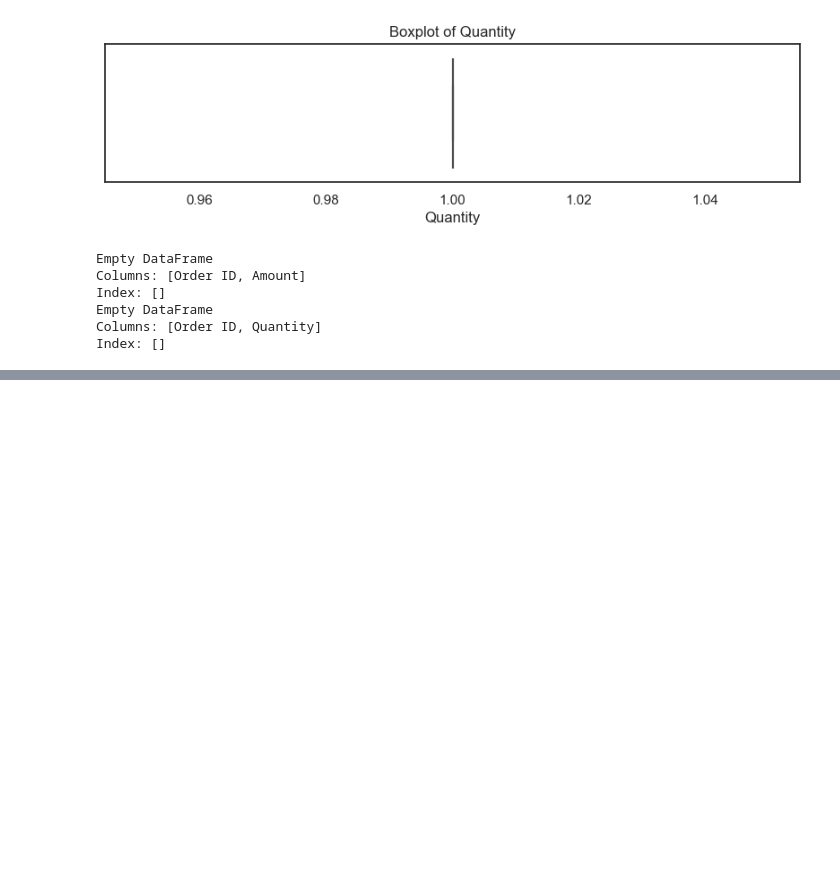
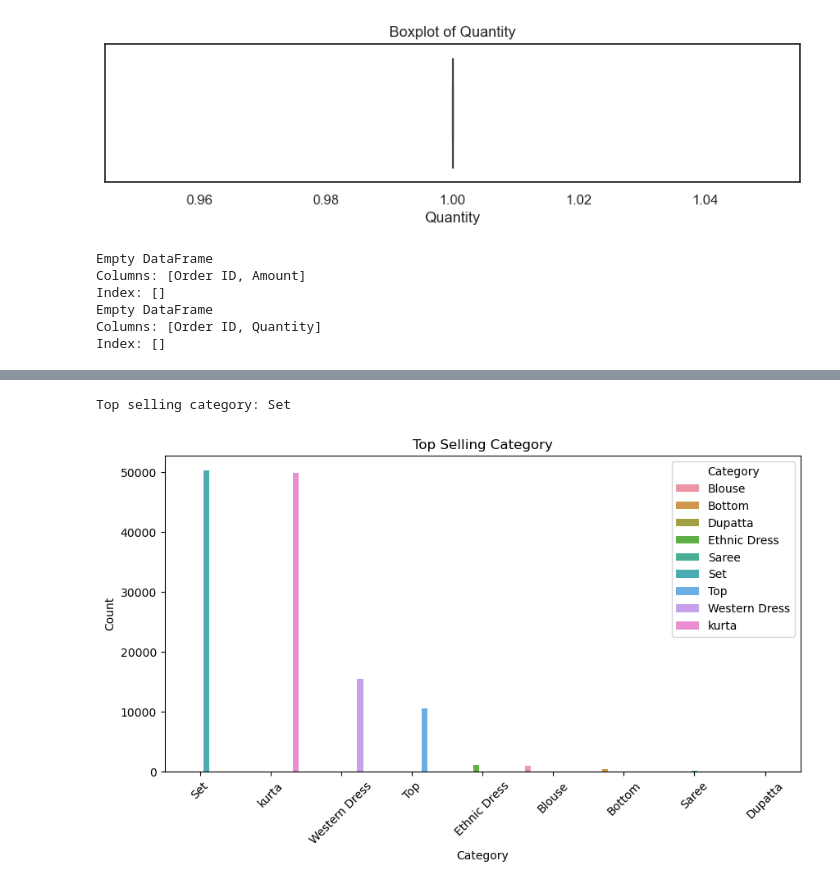
Before and after one commit to ShahdMostafa30/Amazon-Sales-Analysis, a Jupyter notebook: Amazon Sales.ipynb, the cells around one changed output, grey strips where cells are left out. Drawn from its saved outputs; the diff is of its cells as text; code cells hidden in the pictures; blank space fills up the shorter version.

```diff
--- a/Amazon Sales.ipynb
+++ b/Amazon Sales.ipynb
@@ -301,0 +337,15 @@ Index: []
+# %%
+# Identify and Visualize the top selling category
+top_selling_category = AmazonDF['Category'].value_counts().idxmax()
+print(f'Top selling category: {top_selling_category}')
+
+plt.figure(figsize=(10,5))
+sns.countplot(x='Category', data=AmazonDF , order = AmazonDF['Category'].value_counts().index , hue='Category')
+plt.xticks(rotation=45)
+plt.title('Top Selling Category')
+plt.xlabel('Category')
+plt.ylabel('Count')
+plt.show()
+# %% [output]
+Top selling category: Set
+[figure, added]
```
Also changed, not shown: parts of 11 cells of this notebook.
